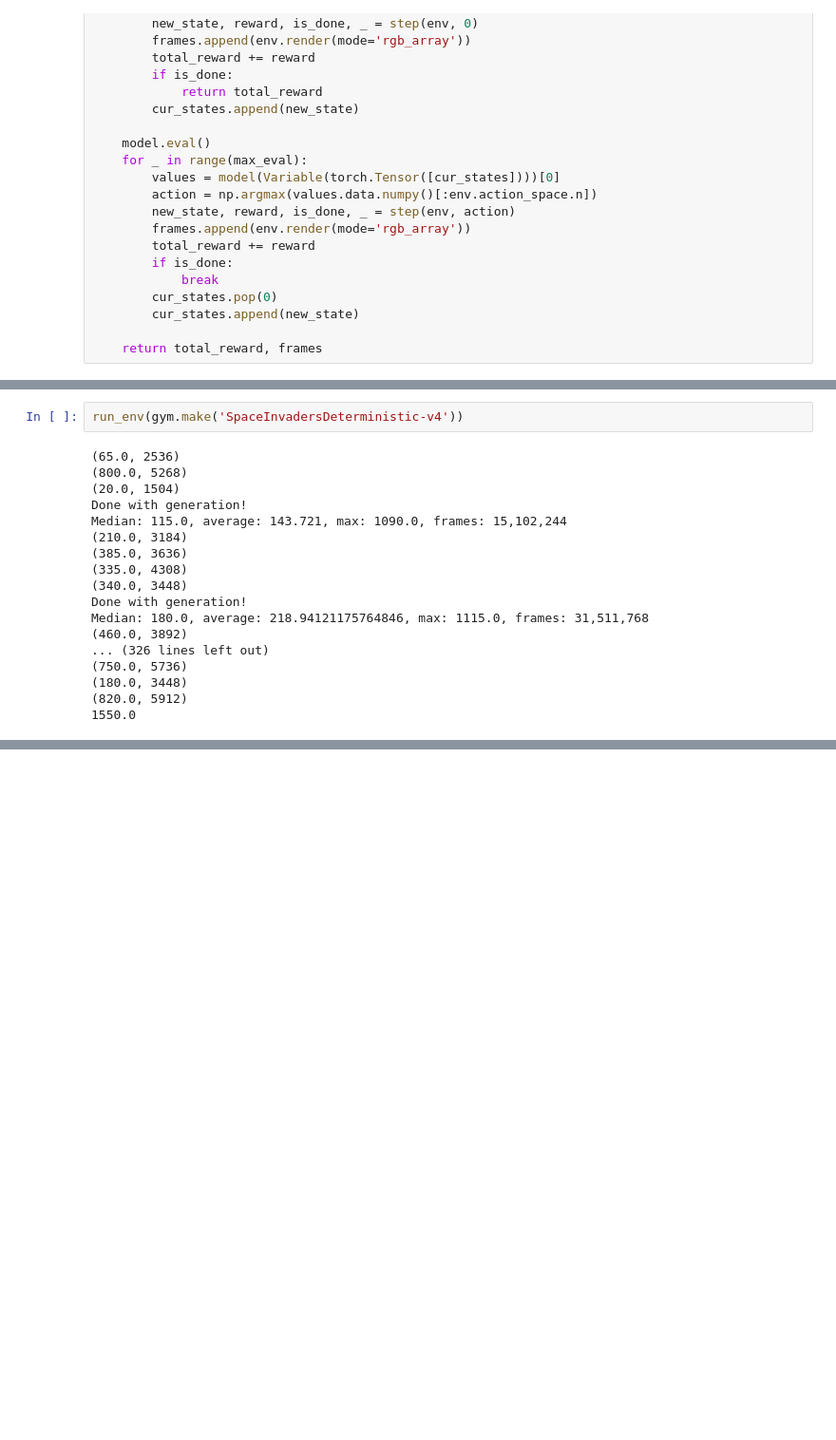
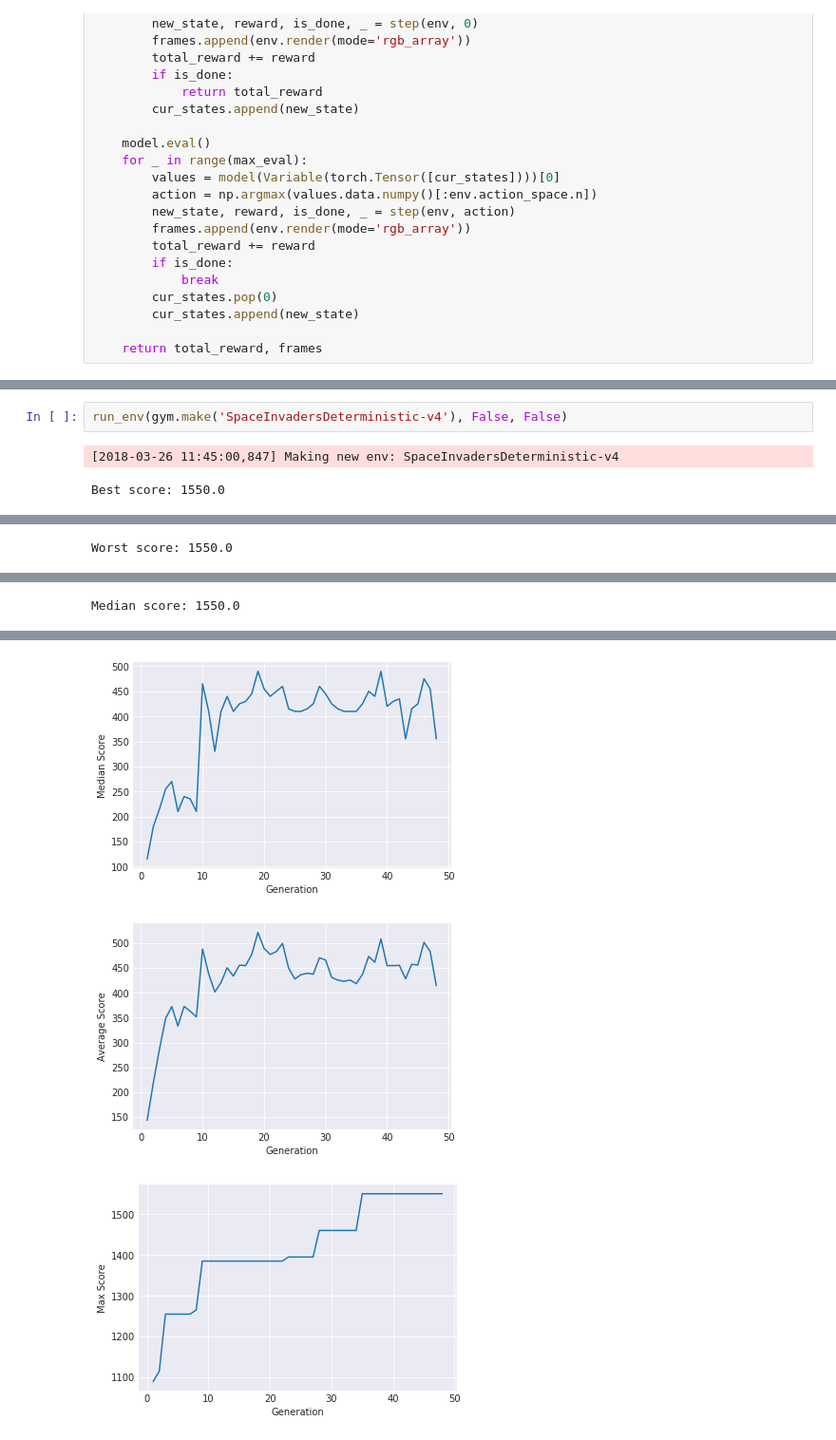
Before and after one commit to AdrienLE/neuroevo, a Jupyter notebook: Neuroevo.ipynb, the cells around one changed output, grey strips where cells are left out. Shown at 95% size. Drawn from its saved outputs; the diff is of its cells as text; blank space fills up the shorter version.

```diff
--- a/Neuroevo.ipynb
+++ b/Neuroevo.ipynb
@@ -266,20 +471,5 @@ Median: 0.0, average: -0.011397720455908818, max: 7.0, frames: 1,035,334,536
 # %%
-run_env(gym.make('SpaceInvadersDeterministic-v4'))
+run_env(gym.make('SpaceInvadersDeterministic-v4'), False, False)
 # %% [output]
-(65.0, 2536)
-(800.0, 5268)
-(20.0, 1504)
-Done with generation!
-Median: 115.0, average: 143.721, max: 1090.0, frames: 15,102,244
-(210.0, 3184)
-(385.0, 3636)
-(335.0, 4308)
-(340.0, 3448)
-Done with generation!
-Median: 180.0, average: 218.94121175764846, max: 1115.0, frames: 31,511,768
-(460.0, 3892)
-... (326 lines left out)
-(750.0, 5736)
-(180.0, 3448)
-(820.0, 5912)
-1550.0
+[2018-03-26 11:45:00,847] Making new env: SpaceInvadersDeterministic-v4
+Best score: 1550.0
@@ -285,0 +477 @@ Median: 180.0, average: 218.94121175764846, max: 1115.0, frames: 31,511,768
+Worst score: 1550.0
@@ -285,0 +479 @@ Median: 180.0, average: 218.94121175764846, max: 1115.0, frames: 31,511,768
+Median score: 1550.0
@@ -285,0 +481,3 @@ Median: 180.0, average: 218.94121175764846, max: 1115.0, frames: 31,511,768
+[figure, added]
+[figure, added]
+[figure, added]
```
Also changed, not shown: parts of 14 cells of this notebook, 29 other files.
